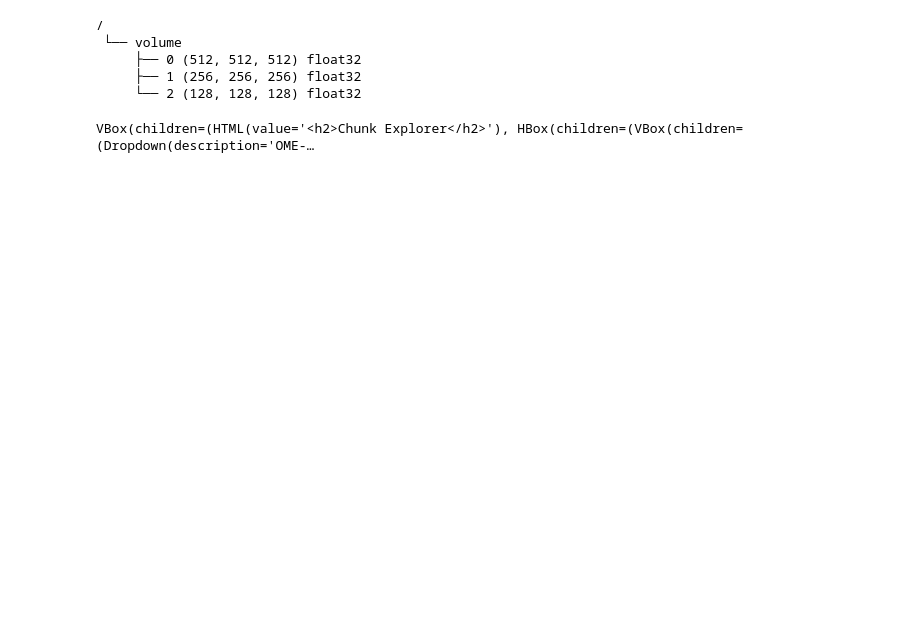
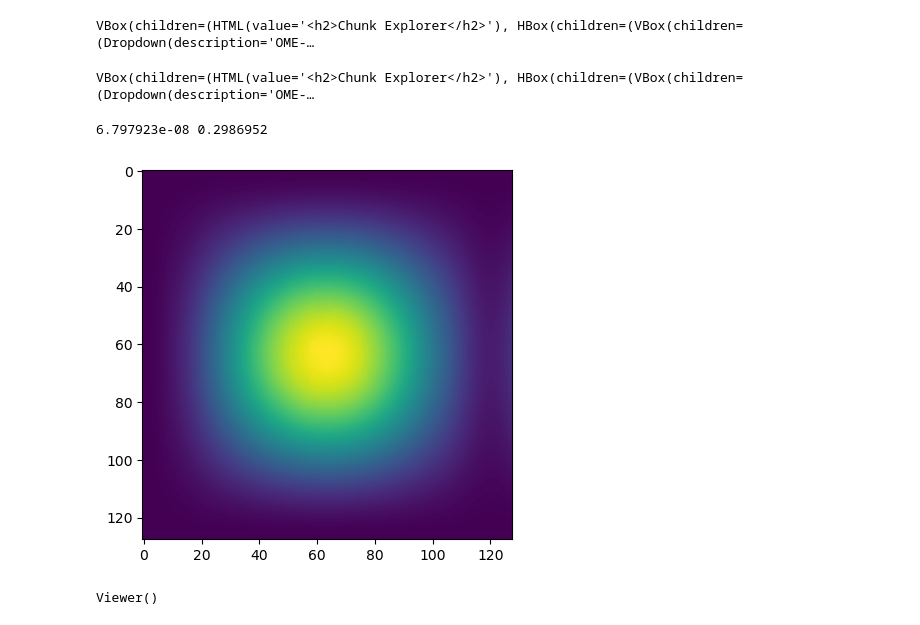
Before and after one commit to AugustHoeg/VoxelSR, a Jupyter notebook: visualize_zarr.ipynb, the cells around one changed output. Cells and saved outputs as stored; diff of their text form; code cells hidden in the pictures; blank space fills up the shorter version.

```diff
--- a/visualize_zarr.ipynb
+++ b/visualize_zarr.ipynb
@@ -9 +10,15 @@ import numpy as np
 import qim3d
+# %%
+#zarr_path = "../PyHPC/ome_array_pyramid_inference.zarr"
+#zarr_path_H = "/work3/s173944/Python/courses/PyHPC/data/MRI_images/0190_CT.zarr"
+zarr_path_H = "/work3/s173944/Python/venv_srgan/3D_datasets/datasets/danmax/bone_2_ome.zarr"
+zarr_path_E = "/work2/aulho/bone_2_ome_super.zarr"
+
+group_H = "/HR"
+group_E = "/HR"
+#group_E = "/temp"
+
+store_H = zarr.open(zarr_path_H, mode='r')
+print(store_H.tree())
+store_E = zarr.open(zarr_path_E, mode='r')
+print(store_E.tree())
@@ -10,16 +36,33 @@ import qim3d
+# %%
+# Explore chunks
+qim3d.viz.chunks(zarr_path_H + group_H)
+# %% [output]
+VBox(children=(HTML(value='<h2>Chunk Explorer</h2>'), HBox(children=(VBox(children=(Dropdown(description='OME-…
+# %%
+# Explore chunks
+qim3d.viz.chunks(zarr_path_E + group_E)
+# %% [output]
+VBox(children=(HTML(value='<h2>Chunk Explorer</h2>'), HBox(children=(VBox(children=(Dropdown(description='OME-…
+# %%
+
+im = store_E['temp']['0'][0:128, 0:128, 64]
+print(im.min(), im.max())
+
+plt.figure()
+plt.imshow(im)
+plt.show()
+# %% [output]
+6.797923e-08 0.2986952
+[figure, added]
+# %%
+zarr_path_H = "/work3/s173944/Python/courses/PyHPC/data/MRI_images/0190_CT.zarr"
+store_H = zarr.open(zarr_path_H, mode='r')
+
+viewer = vizarr.Viewer()
+viewer.add_image(source=store_H["volume"]["2"])
+viewer
+# %% [output]
+Viewer()
 # %%
-#zarr_path = "../PyHPC/ome_array_pyramid_inference.zarr"
-zarr_path = "/work3/s173944/Python/courses/PyHPC/data/MRI_images/0190_CT.zarr"
-store = zarr.open(zarr_path, mode='r')
-print(store.tree())
+
+#qim3d viz "/work3/s173944/Python/courses/PyHPC/data/MRI_images/0190_CT.zarr/volume"
-# %% [output]
-/
- └── volume
-     ├── 0 (512, 512, 512) float32
-     ├── 1 (256, 256, 256) float32
-     └── 2 (128, 128, 128) float32
-# %%
-# Explore chunks
-qim3d.viz.chunks(zarr_path + "/volume")
-# %% [output]
-VBox(children=(HTML(value='<h2>Chunk Explorer</h2>'), HBox(children=(VBox(children=(Dropdown(description='OME-…
```
Also changed, not shown: parts of 4 cells of this notebook, 2 other files.
